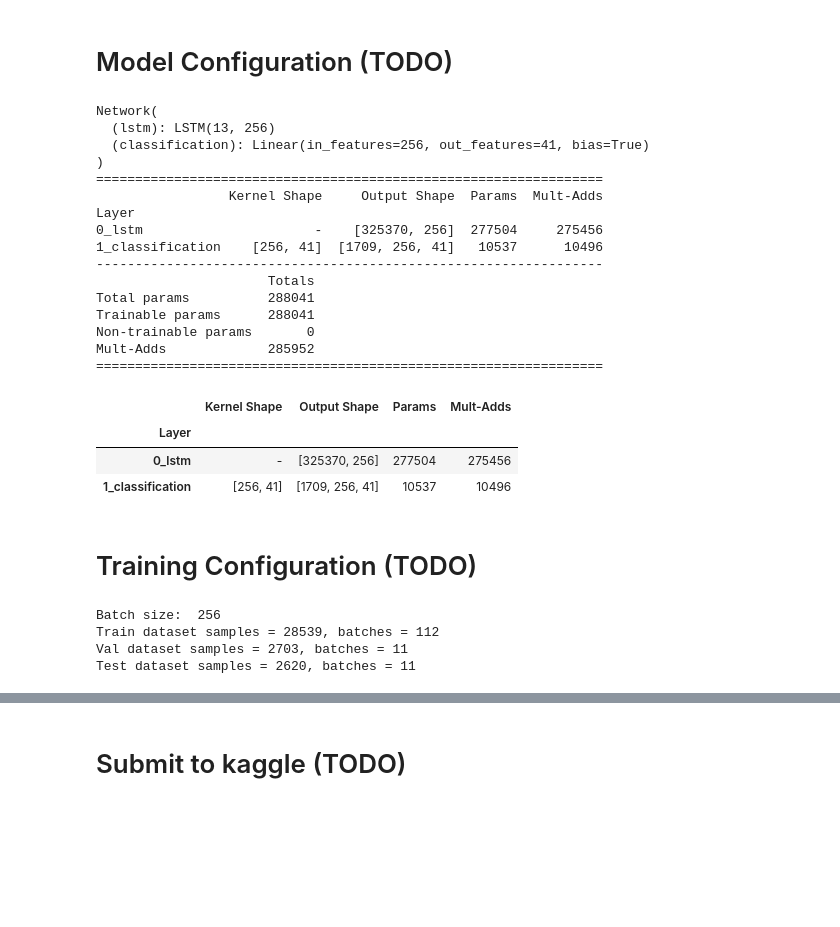
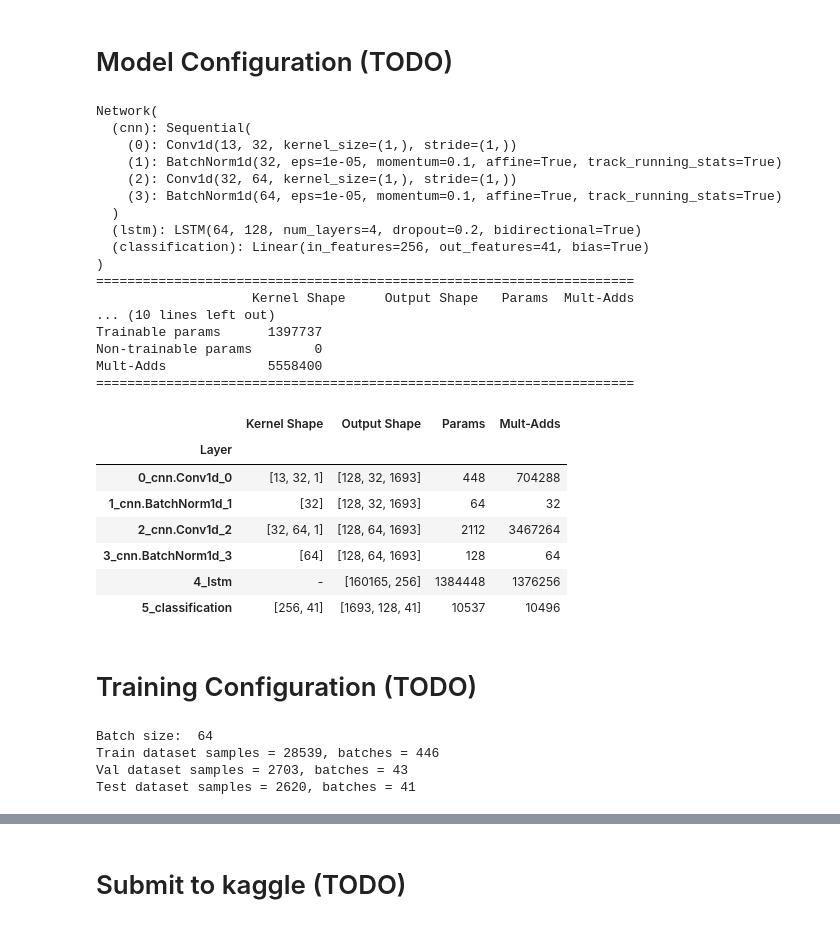
Before and after one commit to linjiw/787, a Jupyter notebook: hw3p2/HW3.ipynb, the cells around one changed output, grey strips where cells are left out. Saved outputs shown, nothing was run; the diff lists cells and outputs as text; code cells hidden in the pictures; blank space fills up the shorter version.

```diff
--- a/hw3p2/HW3.ipynb
+++ b/hw3p2/HW3.ipynb
@@ -349,12 +349,12 @@ Train dataset samples = 28539, batches = 223
 Val dataset samples = 2703, batches = 22
 Test dataset samples = 2620, batches = 21
 # %%
-# # Optional
-# # Test code for checking shapes and return arguments of the train and val loaders
-# for data in train_loader:
-#     x, y, lx, ly = data # if you face an error saying "Cannot unpack", then you are not passing the collate_fn argument
-#     print(f"ly {ly}")
-#     print(f"lx {lx}")
-#     print(x.shape, y.shape, lx.shape, ly.shape)
-#     break
+# Optional
+# Test code for checking shapes and return arguments of the train and val loaders
+for data in train_loader:
+    x, y, lx, ly = data # if you face an error saying "Cannot unpack", then you are not passing the collate_fn argument
+    print(f"ly {ly}")
+    print(f"lx {lx}")
+    print(x.shape, y.shape, lx.shape, ly.shape)
+    break
 # %% [output]
@@ -394,53 +394,63 @@ class Network(nn.Module):
         # Embedding layer converts the raw input into features which may (or may not) help the LSTM to learn better
         # For the very low cut-off you dont require an embedding layer. You can pass the input directly to the  LSTM
         # self.embedding =
+        self.cnn = nn.Sequential(nn.Conv1d(13,32,1,1),nn.BatchNorm1d(32),nn.Conv1d(32,64,1,1),nn.BatchNorm1d(64))
 
-        self.lstm = nn.LSTM(input_size=13,hidden_size= 256, num_layers= 1)# TODO: # Create a single layer, uni-directional LSTM with hidden_size = 256
+        self.lstm = nn.LSTM(input_size=64,hidden_size= 128,bidirectional =True, num_layers= 4,dropout=0.2)# TODO: # Create a single layer, uni-directional LSTM with hidden_size = 256
         # Use nn.LSTM() Make sure that you give in the proper arguments as given in https://pytorch.org/docs/stable/generated/torch.nn.LSTM.html
 
-        self.classification = nn.Linear(256,num_classes)# TODO: Create a single classification layer using nn.Linear()
+        self.classification = nn.Linear(128*2,num_classes)# TODO: Create a single classification layer using nn.Linear()
 
     def forward(self, x, lx): # TODO: You need to pass atleast 1 more parameter apart from self and x
 
         # x is returned from the dataloader. So it is assumed to be padded with the help of the collate_fn
+        # print(x.shape)
+        x = self.cnn(x.permute(1,2,0))
+        x = x.permute(2,0,1)
+        # print(x.shape)
         packed_input = pack_padded_sequence(x,lx,enforce_sorted=False)# TODO: Pack the input with pack_padded_sequence. Look at the parameters it requires
 
         out1, (out2, out3) = self.lstm(packed_input)# TODO: Pass packed input to self.lstm
         # As you may see from the LSTM docs, LSTM returns 3 vectors. Which one do you need to pass to the next function?
         out, lengths  = pad_packed_sequence(out1)# TODO: Need to 'unpack' the LSTM output using pad_packed_sequence
 
         out = self.classification(out)# TODO: Pass unpacked LSTM output to the classification layer
         # out = # Optional: Do log softmax on the output. Which dimension?
         # print(out[0,0,:])
         out = torch.nn.functional.log_softmax(out,dim=2)
         # print(out[0,0,:])
         # print(sum(out[0,0,:]))
         return out, lengths # TODO: Need to return 2 variables
 
-model = Network().to(device)
+model = Network()
 print(model)
-summary(model, x.to(device), lx) # x and lx are from the previous cell
+summary(model, x, lx) # x and lx are from the previous cell
 # %% [output]
 Network(
-  (lstm): LSTM(13, 256)
+  (cnn): Sequential(
+    (0): Conv1d(13, 32, kernel_size=(1,), stride=(1,))
+    (1): BatchNorm1d(32, eps=1e-05, momentum=0.1, affine=True, track_running_stats=True)
+    (2): Conv1d(32, 64, kernel_size=(1,), stride=(1,))
+    (3): BatchNorm1d(64, eps=1e-05, momentum=0.1, affine=True, track_running_stats=True)
+  )
+  (lstm): LSTM(64, 128, num_layers=4, dropout=0.2, bidirectional=True)
   (classification): Linear(in_features=256, out_features=41, bias=True)
 )
-=================================================================
-                 Kernel Shape     Output Shape  Params  Mult-Adds
-Layer
-0_lstm                      -    [325370, 256]  277504     275456
-1_classification    [256, 41]  [1709, 256, 41]   10537      10496
------------------------------------------------------------------
-                      Totals
-Total params          288041
-Trainable params      288041
-Non-trainable params       0
-Mult-Adds             285952
-=================================================================
+=====================================================================
+                    Kernel Shape     Output Shape   Params  Mult-Adds
+... (10 lines left out)
+Trainable params      1397737
+Non-trainable params        0
+Mult-Adds             5558400
+=====================================================================
 |  | Kernel Shape | Output Shape | Params | Mult-Adds |
 | Layer |  |  |  |  |
-| 0_lstm | - | [325370, 256] | 277504 | 275456 |
-| 1_classification | [256, 41] | [1709, 256, 41] | 10537 | 10496 |
+| 0_cnn.Conv1d_0 | [13, 32, 1] | [128, 32, 1693] | 448 | 704288 |
+| 1_cnn.BatchNorm1d_1 | [32] | [128, 32, 1693] | 64 | 32 |
+| 2_cnn.Conv1d_2 | [32, 64, 1] | [128, 64, 1693] | 2112 | 3467264 |
+| 3_cnn.BatchNorm1d_3 | [64] | [128, 64, 1693] | 128 | 64 |
+| 4_lstm | - | [160165, 256] | 1384448 | 1376256 |
+| 5_classification | [256, 41] | [1693, 128, 41] | 10537 | 10496 |
 # %% [markdown]
 # Training Configuration (TODO)
 # %%
@@ -500,9 +510,10 @@ def calculate_levenshtein(h, y, lh, ly, decoder, PHONEME_MAP):
 # %%
 
 
+
 lr = 2e-3
-batch_size = 256
-epochs = 40
+batch_size = 64
+epochs = 20
 num_classes = 41
 wandb.config = {
   "learning_rate": lr,
@@ -528,6 +539,7 @@ print("Test dataset samples = {}, batches = {}".format(test_data.__len__(), len(
 criterion = nn.CTCLoss()# TODO: What loss do you need for sequence to sequence models?
 # Do you need to transpose or permute the model output to find out the loss? Read its documentation
 optimizer = torch.optim.Adam(model.parameters(),lr=lr)# TODO: Adam works well with LSTM (use lr = 2e-3)
+# optimizer = torch.optim.SGD(model.parameters(),lr=0.02,momentum=0.9)
 scheduler = torch.optim.lr_scheduler.CosineAnnealingLR(optimizer, T_max=(len(train_loader) * epochs))
 
 decoder = ctcdecode.CTCBeamDecoder(labels = PHONEME_MAP,
@@ -536,17 +548,17 @@ decoder = ctcdecode.CTCBeamDecoder(labels = PHONEME_MAP,
     beta=0,
     cutoff_top_n=40,
     cutoff_prob=1.0,
-    beam_width=3,
+    beam_width=5,
     num_processes=8,
     blank_id=0,
     log_probs_input=True)# TODO: Intialize the CTC beam decoder
 # Check out https://github.com/parlance/ctcdecode for the details on how to implement decoding
 # Do you need to give log_probs_input = True or False?
 # %% [output]
-Batch size:  256
-Train dataset samples = 28539, batches = 112
-Val dataset samples = 2703, batches = 11
-Test dataset samples = 2620, batches = 11
+Batch size:  64
+Train dataset samples = 28539, batches = 446
+Val dataset samples = 2703, batches = 43
+Test dataset samples = 2620, batches = 41
 # %%
 # torch.cuda.empty_cache() # Use this often
 
```
Also changed, not shown: parts of 4 cells of this notebook.
